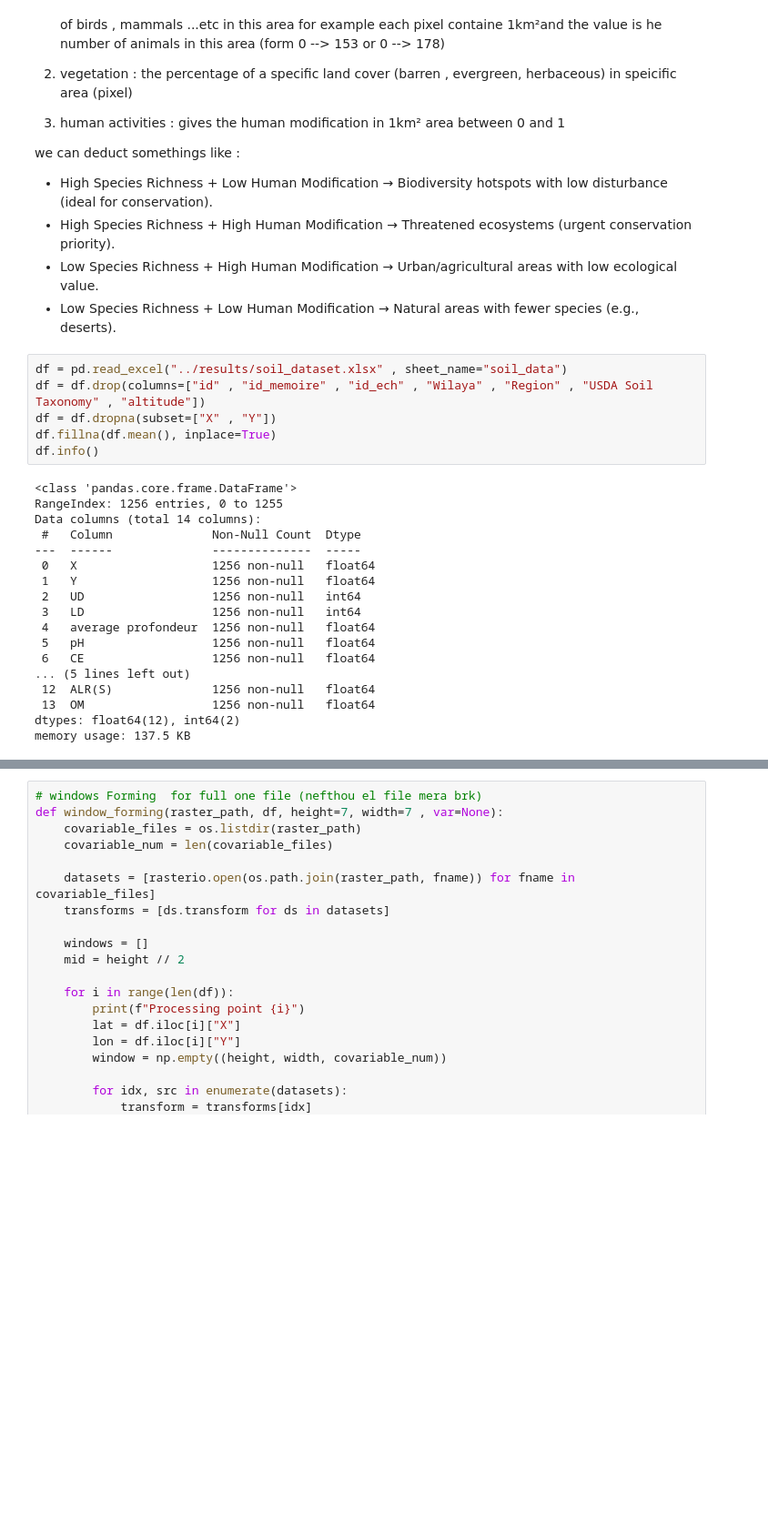
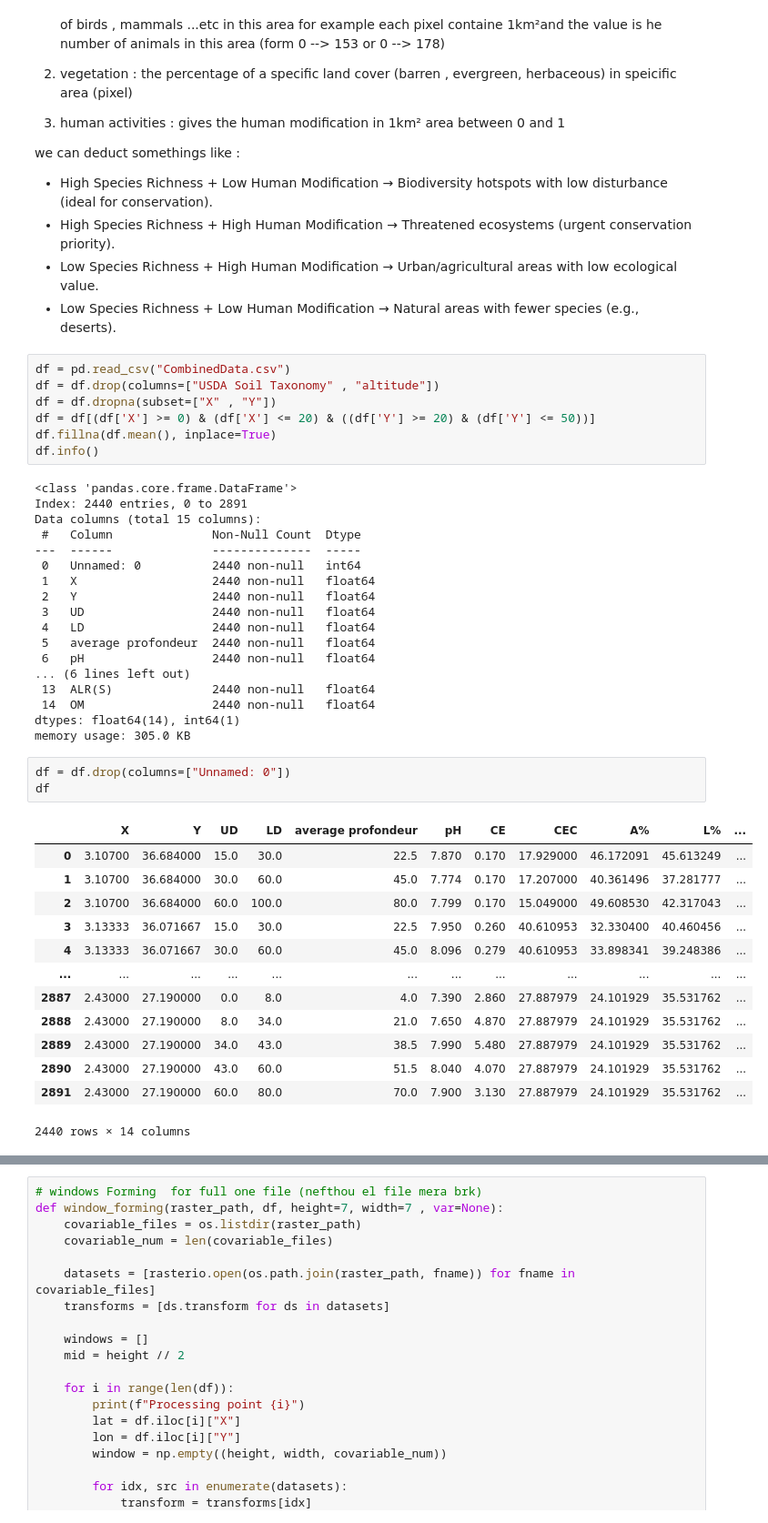
Before and after one commit to adiloucode/Quantum_Multitask_CNN_for_Digital_Soil_Mapping, a Jupyter notebook: Processing/dataReader.ipynb, the cells around one changed output, grey strips where cells are left out. Shown: that part at 91% size. Cells and saved outputs as stored; diff of their text form; blank space fills up the shorter version.

```diff
--- a/Processing/dataReader.ipynb
+++ b/Processing/dataReader.ipynb
@@ -21,29 +21,47 @@ we can deduct somethings like :
 - Low Species Richness + High Human Modification → Urban/agricultural areas with low ecological value.
 - Low Species Richness + Low Human Modification → Natural areas with fewer species (e.g., deserts).
 # %%
-df = pd.read_excel("../results/soil_dataset.xlsx" , sheet_name="soil_data")
-df = df.drop(columns=["id" , "id_memoire" , "id_ech" , "Wilaya" , "Region" , "USDA Soil Taxonomy" , "altitude"])
+df = pd.read_csv("CombinedData.csv")
+df = df.drop(columns=["USDA Soil Taxonomy" , "altitude"])
 df = df.dropna(subset=["X" , "Y"])
+df = df[(df['X'] >= 0) & (df['X'] <= 20) & ((df['Y'] >= 20) & (df['Y'] <= 50))]
 df.fillna(df.mean(), inplace=True)
 df.info()
 # %% [output]
 <class 'pandas.core.frame.DataFrame'>
-RangeIndex: 1256 entries, 0 to 1255
-Data columns (total 14 columns):
+Index: 2440 entries, 0 to 2891
+Data columns (total 15 columns):
  #   Column              Non-Null Count  Dtype
 ---  ------              --------------  -----
- 0   X                   1256 non-null   float64
- 1   Y                   1256 non-null   float64
- 2   UD                  1256 non-null   int64
- 3   LD                  1256 non-null   int64
- 4   average profondeur  1256 non-null   float64
- 5   pH                  1256 non-null   float64
- 6   CE                  1256 non-null   float64
-... (5 lines left out)
- 12  ALR(S)              1256 non-null   float64
- 13  OM                  1256 non-null   float64
-dtypes: float64(12), int64(2)
-memory usage: 137.5 KB
+ 0   Unnamed: 0          2440 non-null   int64
+ 1   X                   2440 non-null   float64
+ 2   Y                   2440 non-null   float64
+ 3   UD                  2440 non-null   float64
+ 4   LD                  2440 non-null   float64
+ 5   average profondeur  2440 non-null   float64
+ 6   pH                  2440 non-null   float64
+... (6 lines left out)
+ 13  ALR(S)              2440 non-null   float64
+ 14  OM                  2440 non-null   float64
+dtypes: float64(14), int64(1)
+memory usage: 305.0 KB
+# %%
+df = df.drop(columns=["Unnamed: 0"])
+df
+# %% [output]
+|  | X | Y | UD | LD | average profondeur | pH | CE | CEC | A% | L% | ... |
+| 0 | 3.10700 | 36.684000 | 15.0 | 30.0 | 22.5 | 7.870 | 0.170 | 17.929000 | 46.172091 | 45.613249 | ... |
+| 1 | 3.10700 | 36.684000 | 30.0 | 60.0 | 45.0 | 7.774 | 0.170 | 17.207000 | 40.361496 | 37.281777 | ... |
+| 2 | 3.10700 | 36.684000 | 60.0 | 100.0 | 80.0 | 7.799 | 0.170 | 15.049000 | 49.608530 | 42.317043 | ... |
+| 3 | 3.13333 | 36.071667 | 15.0 | 30.0 | 22.5 | 7.950 | 0.260 | 40.610953 | 32.330400 | 40.460456 | ... |
+| 4 | 3.13333 | 36.071667 | 30.0 | 60.0 | 45.0 | 8.096 | 0.279 | 40.610953 | 33.898341 | 39.248386 | ... |
+| ... | ... | ... | ... | ... | ... | ... | ... | ... | ... | ... | ... |
+| 2887 | 2.43000 | 27.190000 | 0.0 | 8.0 | 4.0 | 7.390 | 2.860 | 27.887979 | 24.101929 | 35.531762 | ... |
+| 2888 | 2.43000 | 27.190000 | 8.0 | 34.0 | 21.0 | 7.650 | 4.870 | 27.887979 | 24.101929 | 35.531762 | ... |
+| 2889 | 2.43000 | 27.190000 | 34.0 | 43.0 | 38.5 | 7.990 | 5.480 | 27.887979 | 24.101929 | 35.531762 | ... |
+| 2890 | 2.43000 | 27.190000 | 43.0 | 60.0 | 51.5 | 8.040 | 4.070 | 27.887979 | 24.101929 | 35.531762 | ... |
+| 2891 | 2.43000 | 27.190000 | 60.0 | 80.0 | 70.0 | 7.900 | 3.130 | 27.887979 | 24.101929 | 35.531762 | ... |
+2440 rows × 14 columns
 # %%
 df_unique = df.copy()
 df_unique = df_unique.drop_duplicates(subset=["X" ,"Y"])
```
Also changed, not shown: parts of 9 cells of this notebook, 13 other files.
